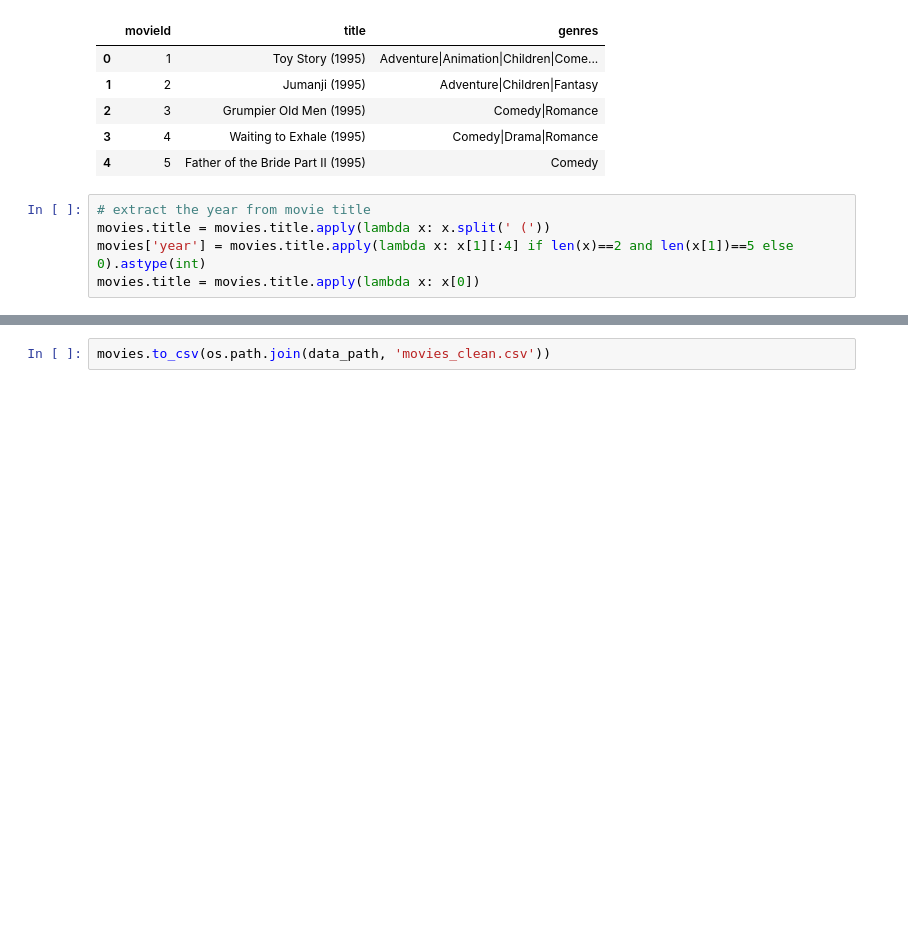
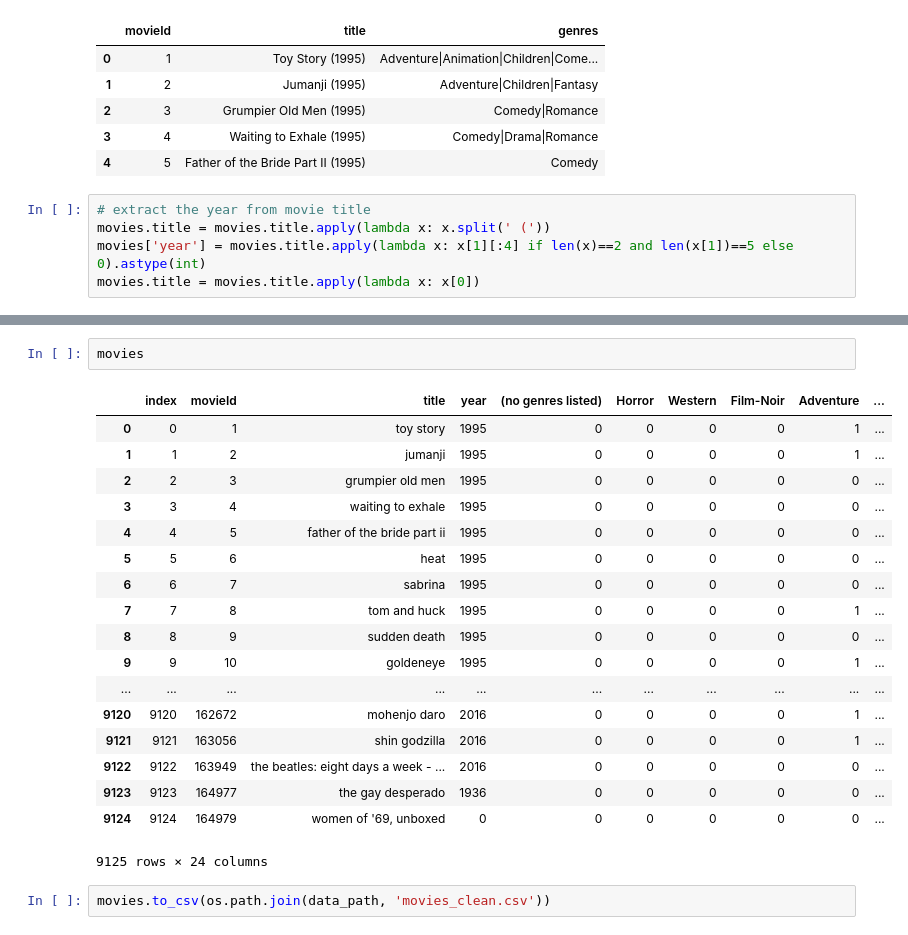
Before and after one commit to drdarina/ds_workshop, a Jupyter notebook: movie_recommendation_data_prep.ipynb, the cells around one changed output, grey strips where cells are left out. Cells and saved outputs as stored; diff of their text form; blank space fills up the shorter version.

```diff
--- a/movie_recommendation_data_prep.ipynb
+++ b/movie_recommendation_data_prep.ipynb
@@ -65,3 +71,24 @@ movies.head()
+# %%
+movies
+# %% [output]
+|  | index | movieId | title | year | (no genres listed) | Horror | Western | Film-Noir | Adventure | ... |
+| 0 | 0 | 1 | toy story | 1995 | 0 | 0 | 0 | 0 | 1 | ... |
+| 1 | 1 | 2 | jumanji | 1995 | 0 | 0 | 0 | 0 | 1 | ... |
+| 2 | 2 | 3 | grumpier old men | 1995 | 0 | 0 | 0 | 0 | 0 | ... |
+| 3 | 3 | 4 | waiting to exhale | 1995 | 0 | 0 | 0 | 0 | 0 | ... |
+| 4 | 4 | 5 | father of the bride part ii | 1995 | 0 | 0 | 0 | 0 | 0 | ... |
+| 5 | 5 | 6 | heat | 1995 | 0 | 0 | 0 | 0 | 0 | ... |
+| 6 | 6 | 7 | sabrina | 1995 | 0 | 0 | 0 | 0 | 0 | ... |
+| 7 | 7 | 8 | tom and huck | 1995 | 0 | 0 | 0 | 0 | 1 | ... |
+| 8 | 8 | 9 | sudden death | 1995 | 0 | 0 | 0 | 0 | 0 | ... |
+| 9 | 9 | 10 | goldeneye | 1995 | 0 | 0 | 0 | 0 | 1 | ... |
+| ... | ... | ... | ... | ... | ... | ... | ... | ... | ... | ... |
+| 9120 | 9120 | 162672 | mohenjo daro | 2016 | 0 | 0 | 0 | 0 | 1 | ... |
+| 9121 | 9121 | 163056 | shin godzilla | 2016 | 0 | 0 | 0 | 0 | 1 | ... |
+| 9122 | 9122 | 163949 | the beatles: eight days a week - ... | 2016 | 0 | 0 | 0 | 0 | 0 | ... |
+| 9123 | 9123 | 164977 | the gay desperado | 1936 | 0 | 0 | 0 | 0 | 0 | ... |
+| 9124 | 9124 | 164979 | women of '69, unboxed | 0 | 0 | 0 | 0 | 0 | 0 | ... |
+9125 rows × 24 columns
 # %%
 movies.to_csv(os.path.join(data_path, 'movies_clean.csv'))
 # %% [markdown]
```
Also changed, not shown: parts of 14 cells of this notebook, 1 other file.
